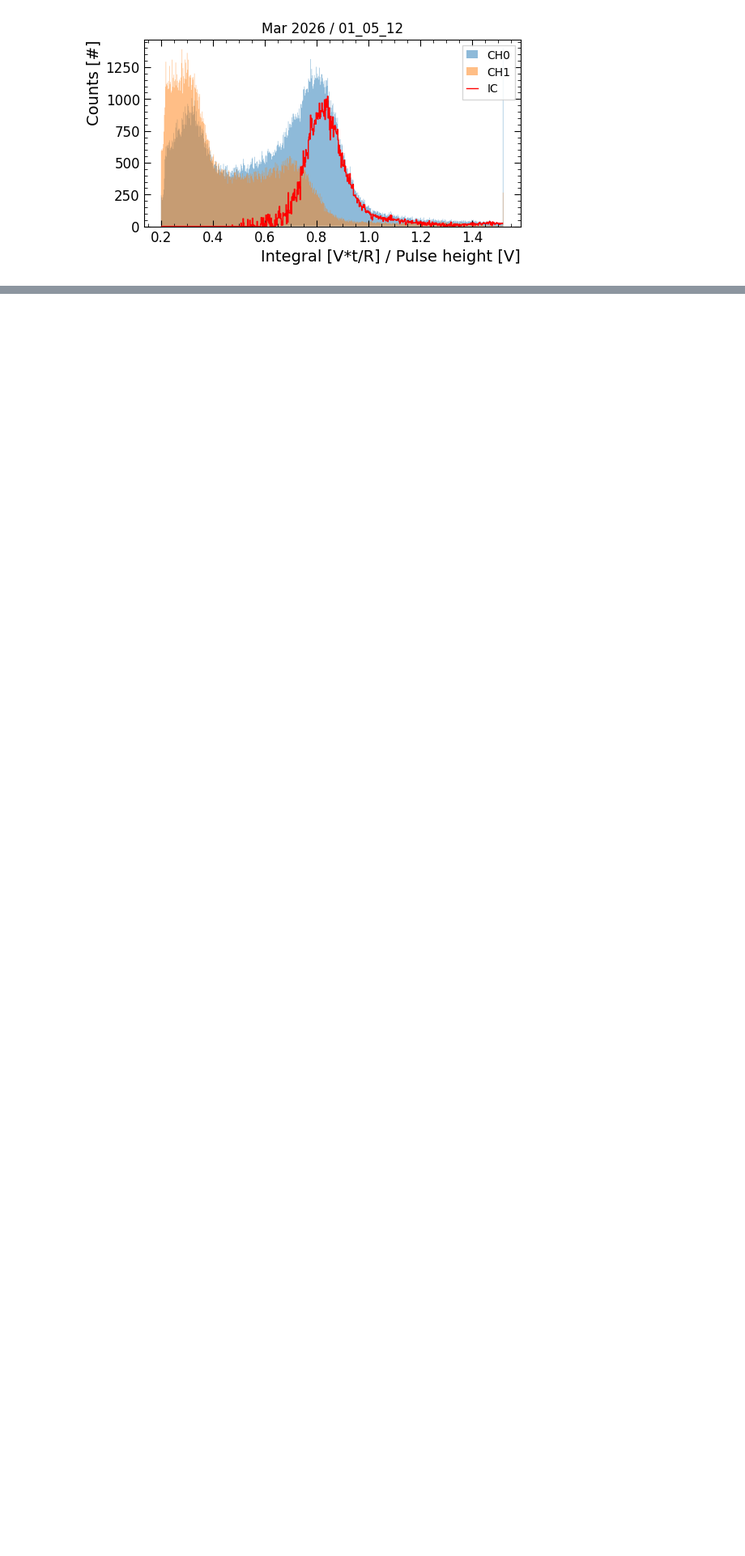
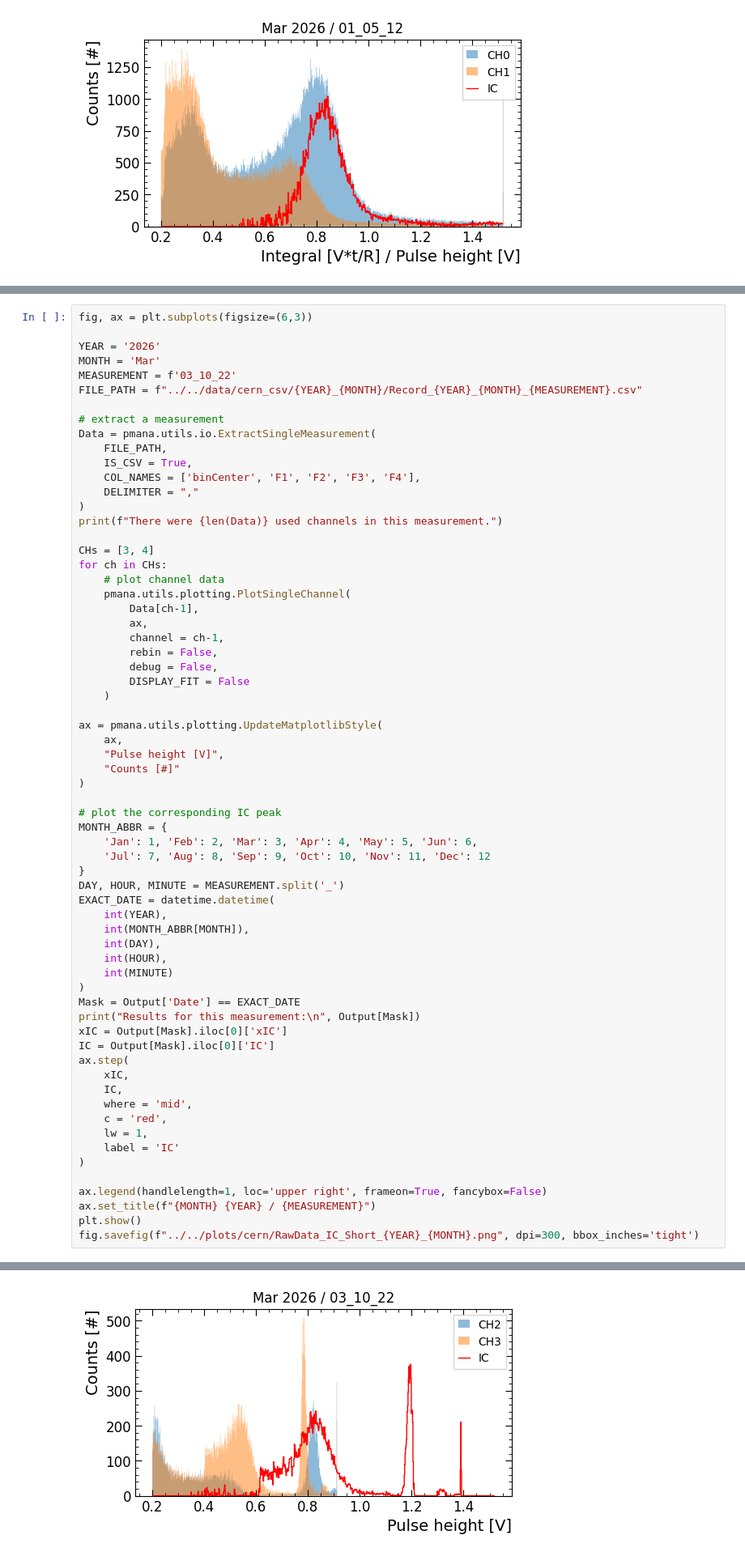
Before and after one commit to rtriozzi/pmana, a Jupyter notebook: notebooks/purity/pmana_CERN_purity.ipynb, the cells around one changed output, grey strips where cells are left out. Shown at 81% size. Cells and saved outputs as stored; diff of their text form; blank space fills up the shorter version.

```diff
--- a/notebooks/purity/pmana_CERN_purity.ipynb
+++ b/notebooks/purity/pmana_CERN_purity.ipynb
@@ -397,0 +496,66 @@ Results for this measurement:
+# %%
+fig, ax = plt.subplots(figsize=(6,3))
+
+YEAR = '2026'
+MONTH = 'Mar'
+MEASUREMENT = f'03_10_22'
+FILE_PATH = f"../../data/cern_csv/{YEAR}_{MONTH}/Record_{YEAR}_{MONTH}_{MEASUREMENT}.csv"
+
+# extract a measurement
+Data = pmana.utils.io.ExtractSingleMeasurement(
+    FILE_PATH,
+    IS_CSV = True,
+    COL_NAMES = ['binCenter', 'F1', 'F2', 'F3', 'F4'],
+    DELIMITER = ","
+)
+print(f"There were {len(Data)} used channels in this measurement.")
+
+CHs = [3, 4]
+for ch in CHs:
+    # plot channel data
+    pmana.utils.plotting.PlotSingleChannel(
+        Data[ch-1],
+        ax,
+        channel = ch-1,
+        rebin = False,
+        debug = False,
+        DISPLAY_FIT = False
+    )
+
+ax = pmana.utils.plotting.UpdateMatplotlibStyle(
+    ax,
+    "Pulse height [V]",
+    "Counts [#]"
+)
+
+# plot the corresponding IC peak
+MONTH_ABBR = {
+    'Jan': 1, 'Feb': 2, 'Mar': 3, 'Apr': 4, 'May': 5, 'Jun': 6,
+    'Jul': 7, 'Aug': 8, 'Sep': 9, 'Oct': 10, 'Nov': 11, 'Dec': 12
+}
+DAY, HOUR, MINUTE = MEASUREMENT.split('_')
+EXACT_DATE = datetime.datetime(
+    int(YEAR),
+    int(MONTH_ABBR[MONTH]),
+    int(DAY),
+    int(HOUR),
+    int(MINUTE)
+)
+Mask = Output['Date'] == EXACT_DATE
+print("Results for this measurement:\n", Output[Mask])
+xIC = Output[Mask].iloc[0]['xIC']
+IC = Output[Mask].iloc[0]['IC']
+ax.step(
+    xIC,
+    IC,
+    where = 'mid',
+    c = 'red',
+    lw = 1,
+    label = 'IC'
+)
+
+ax.legend(handlelength=1, loc='upper right', frameon=True, fancybox=False)
+ax.set_title(f"{MONTH} {YEAR} / {MEASUREMENT}")
+plt.show()
+fig.savefig(f"../../plots/cern/RawData_IC_Short_{YEAR}_{MONTH}.png", dpi=300, bbox_inches='tight')
+# %% [output]
@@ -397,0 +572 @@ Results for this measurement:
+[figure, added]
```
Also changed, not shown: parts of 8 cells of this notebook, 1 other file.
